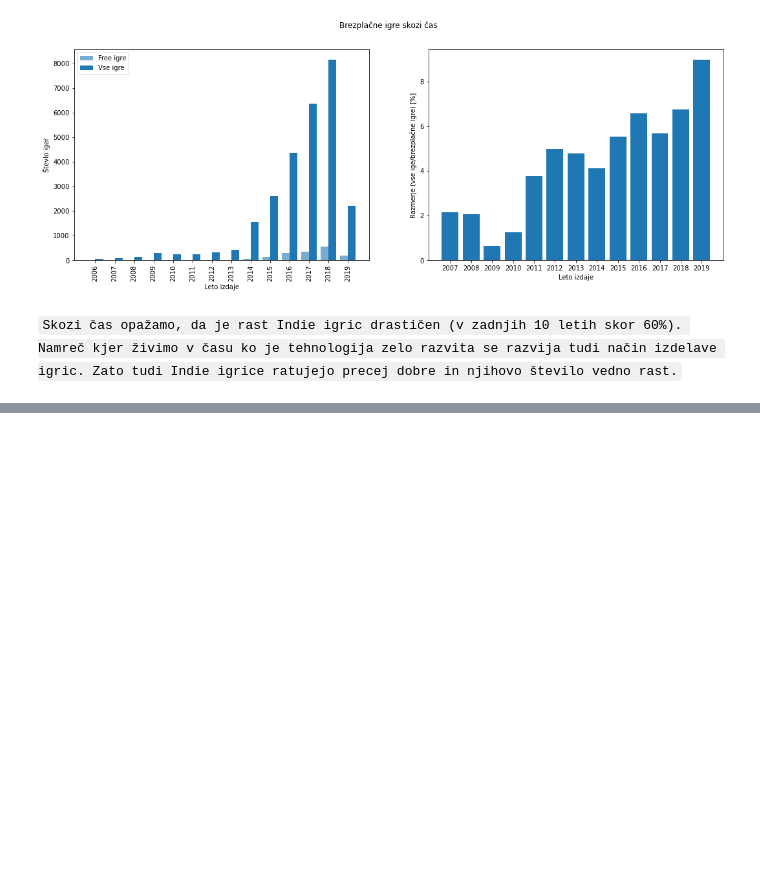
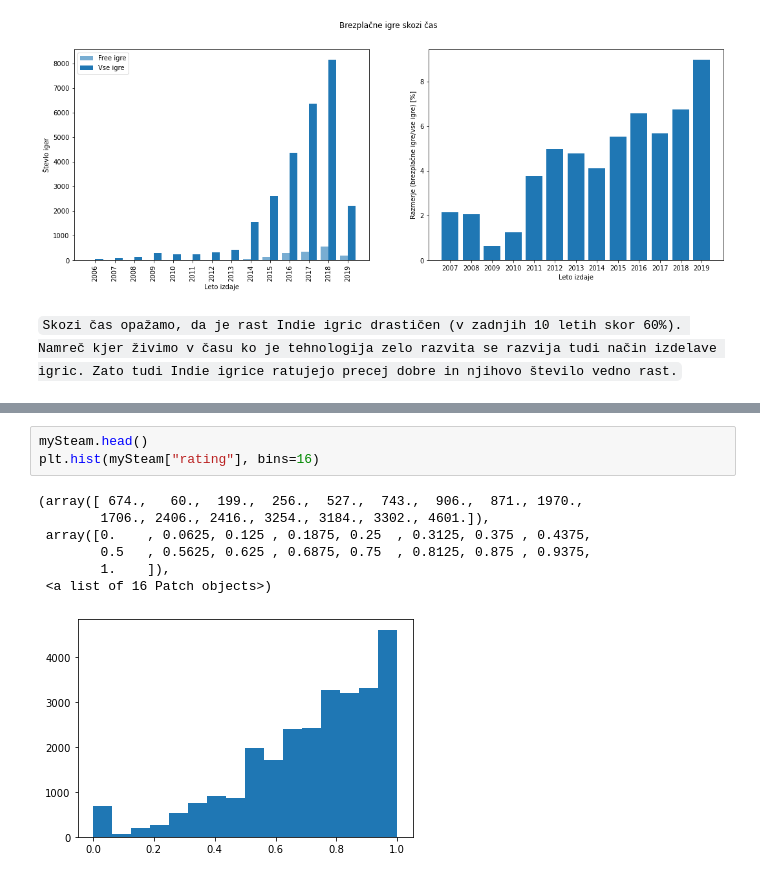
Before and after one commit to matejgrzinic/PR20MGDPMZML, a Jupyter notebook: popovic.ipynb, the cells around one changed output, grey strips where cells are left out. Drawn from its saved outputs; the diff is of its cells as text; blank space fills up the shorter version.

```diff
--- a/popovic.ipynb
+++ b/popovic.ipynb
@@ -346,0 +357,11 @@ getPlotOverY("steamspy_tags", "Free", mySteam, "Leto izdaje", "Števlo iger","Ra
+# %%
+mySteam.head()
+plt.hist(mySteam["rating"], bins=16)
+# %% [output]
+(array([ 674.,   60.,  199.,  256.,  527.,  743.,  906.,  871., 1970.,
+        1706., 2406., 2416., 3254., 3184., 3302., 4601.]),
+ array([0.    , 0.0625, 0.125 , 0.1875, 0.25  , 0.3125, 0.375 , 0.4375,
+        0.5   , 0.5625, 0.625 , 0.6875, 0.75  , 0.8125, 0.875 , 0.9375,
+        1.    ]),
+ <a list of 16 Patch objects>)
+[figure, added]
```
Also changed, not shown: parts of 9 cells of this notebook.
